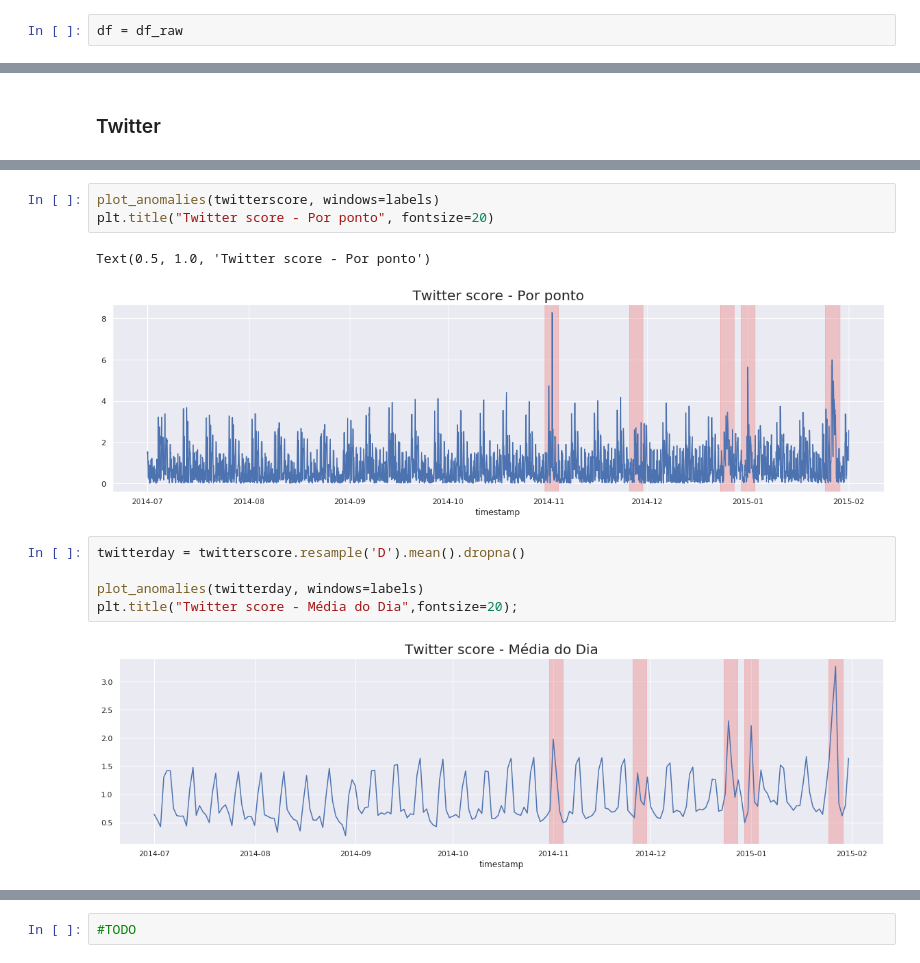
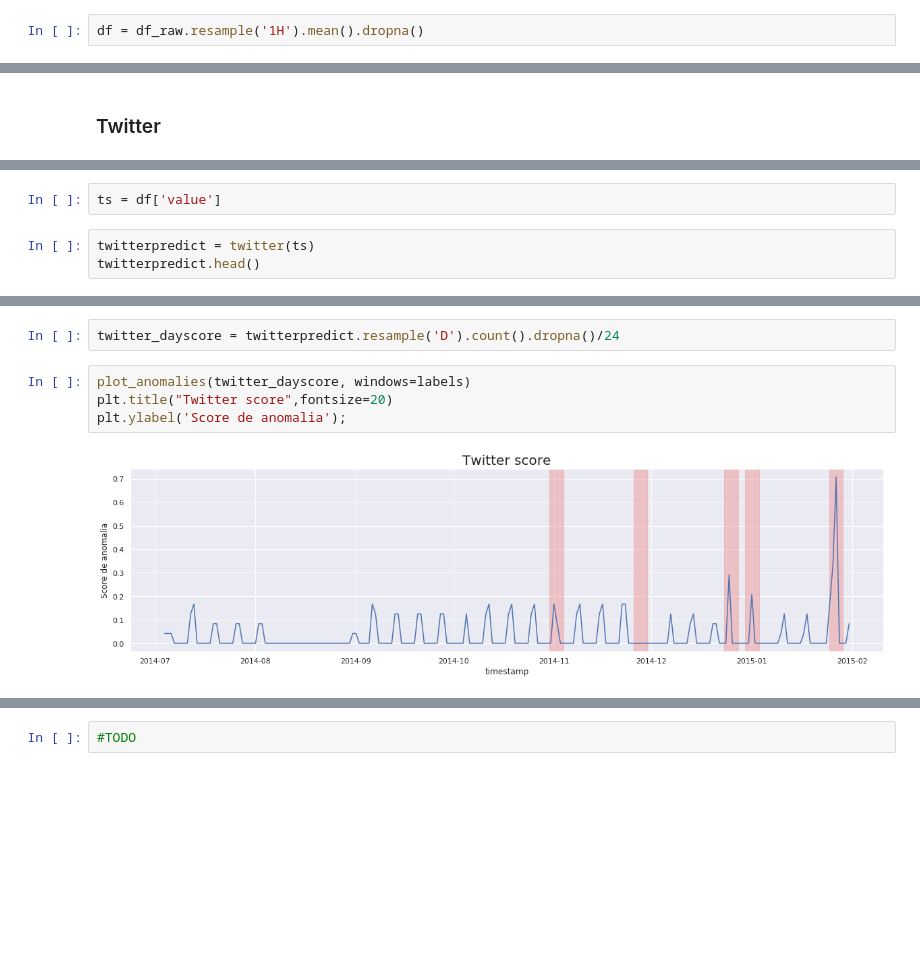
Before and after one commit to Fillipedem/Comparacao-algoritmos-de-deteccao-de-anomalias, a Jupyter notebook: 5 - NYC Taxi.ipynb, the cells around one changed output, grey strips where cells are left out. Drawn from its saved outputs; the diff is of its cells as text; blank space fills up the shorter version.

```diff
--- a/5 - NYC Taxi.ipynb
+++ b/5 - NYC Taxi.ipynb
@@ -75,2 +82,2 @@ DatetimeIndex(['2014-07-01 00:00:00', '2014-07-01 00:30:00',
 # %%
-df = df_raw
+df = df_raw.resample('1H').mean().dropna()
@@ -150,0 +154,5 @@ Freq: H, Length: 5160, dtype: float64
+# %%
+ts = df['value']
+# %%
+twitterpredict = twitter(ts)
+twitterpredict.head()
@@ -151,13 +167,8 @@ Freq: H, Length: 5160, dtype: float64
+# %%
+twitter_dayscore = twitterpredict.resample('D').count().dropna()/24
 # %%
-plot_anomalies(twitterscore, windows=labels)
-plt.title("Twitter score - Por ponto", fontsize=20)
+plot_anomalies(twitter_dayscore, windows=labels)
+plt.title("Twitter score",fontsize=20)
+plt.ylabel('Score de anomalia');
 # %% [output]
-Text(0.5, 1.0, 'Twitter score - Por ponto')
-[figure, old version]
+[figure, new version]
-# %%
-twitterday = twitterscore.resample('D').mean().dropna()
-
-plot_anomalies(twitterday, windows=labels)
-plt.title("Twitter score - Média do Dia",fontsize=20);
-# %% [output]
-[figure, removed]
```
Also changed, not shown: parts of 23 cells of this notebook, 8 other files.
